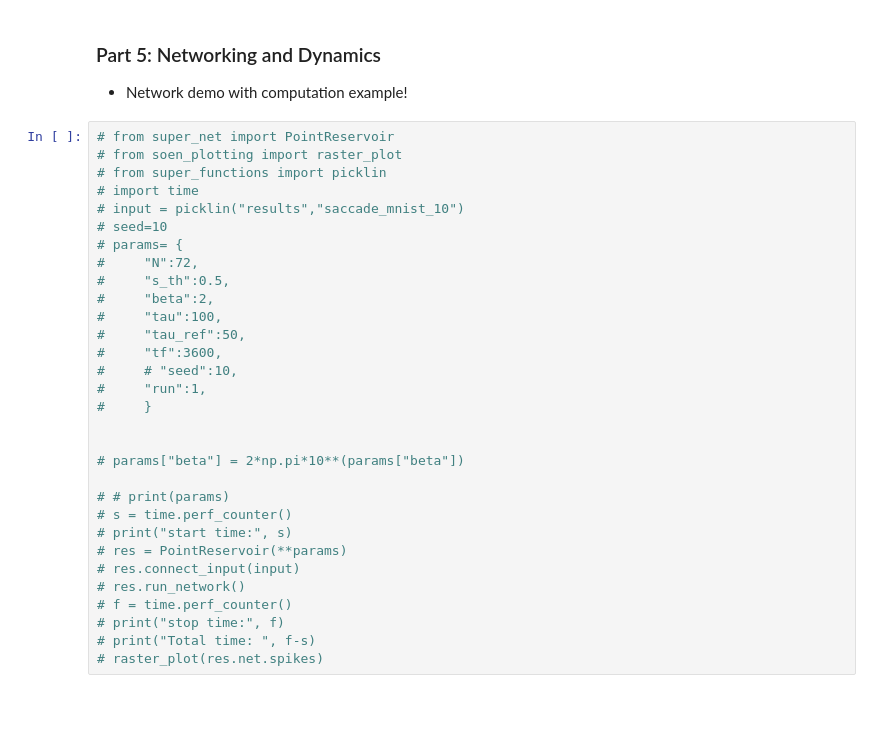
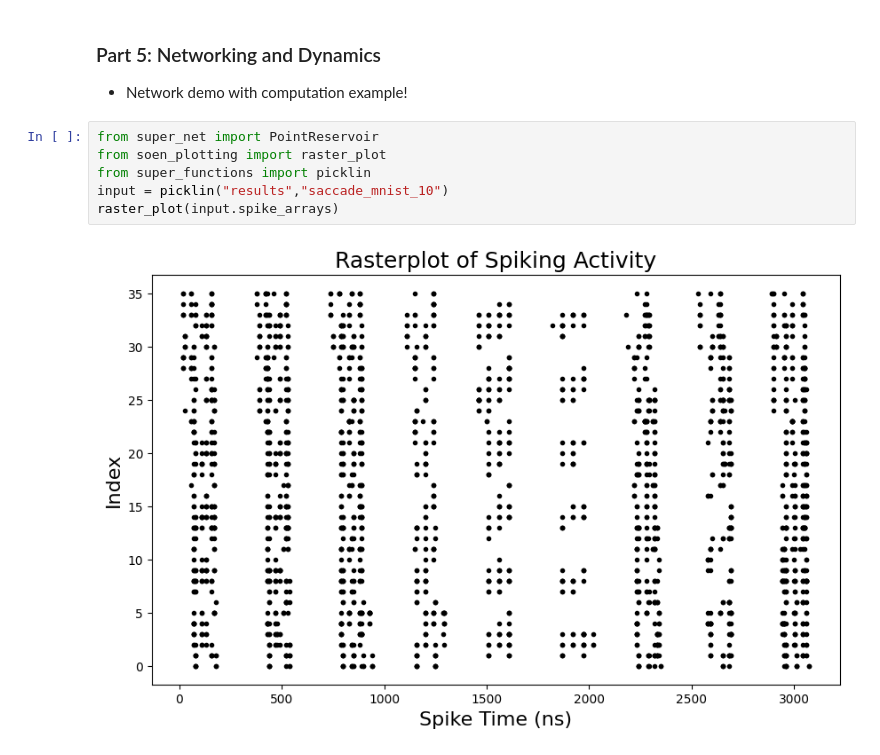
Before and after one commit to ryangitsit/sim_soens, a Jupyter notebook: tutorial_NICE.ipynb, the cells around one changed output. Saved outputs shown, nothing was run; the diff lists cells and outputs as text; blank space fills up the shorter version.

Commit message:
tutorial and network plotting

```diff
--- a/tutorial_NICE.ipynb
+++ b/tutorial_NICE.ipynb
@@ -436,34 +459,11 @@ activity_plot(run_neurons,net,dend=False,phir=True,size=(12,8))
 # %% [markdown]
 ### Part 5: Networking and Dynamics
  - Network demo with computation example!
-# %%
-# from super_net import PointReservoir
-# from soen_plotting import raster_plot
-# from super_functions import picklin
-# import time
-# input = picklin("results","saccade_mnist_10")
-# seed=10
-# params= {
-#     "N":72,
-#     "s_th":0.5,
-#     "beta":2,
-#     "tau":100,
-#     "tau_ref":50,
-#     "tf":3600,
-#     # "seed":10,
-#     "run":1,
-#     }
-
-
-# params["beta"] = 2*np.pi*10**(params["beta"])
-
-# # print(params)
-# s = time.perf_counter()
-# print("start time:", s)
-# res = PointReservoir(**params)
-# res.connect_input(input)
-# res.run_network()
-# f = time.perf_counter()
-# print("stop time:", f)
-# print("Total time: ", f-s)
-# raster_plot(res.net.spikes)
+# %%
+from super_net import PointReservoir
+from soen_plotting import raster_plot
+from super_functions import picklin
+input = picklin("results","saccade_mnist_10")
+raster_plot(input.spike_arrays)
+# %% [output]
+[figure, added]
```
Also changed, not shown: parts of 10 cells of this notebook, 6 other files.
